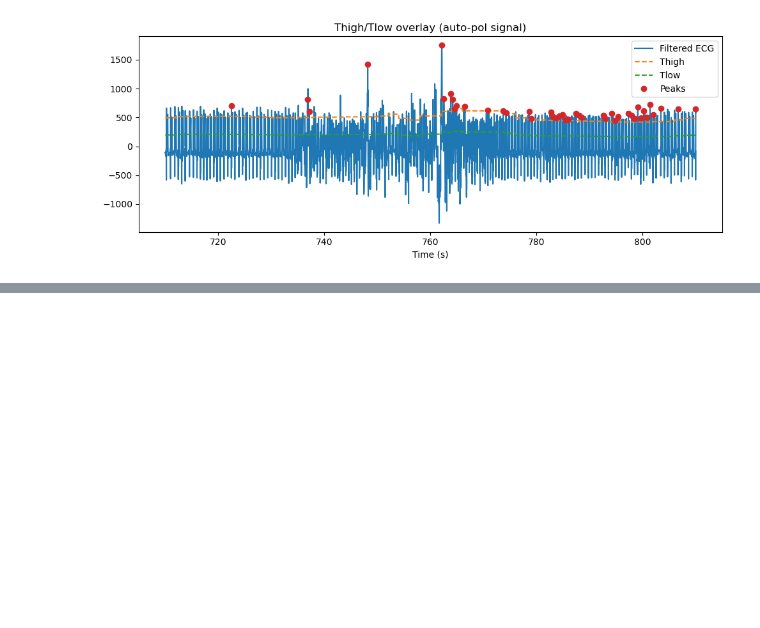
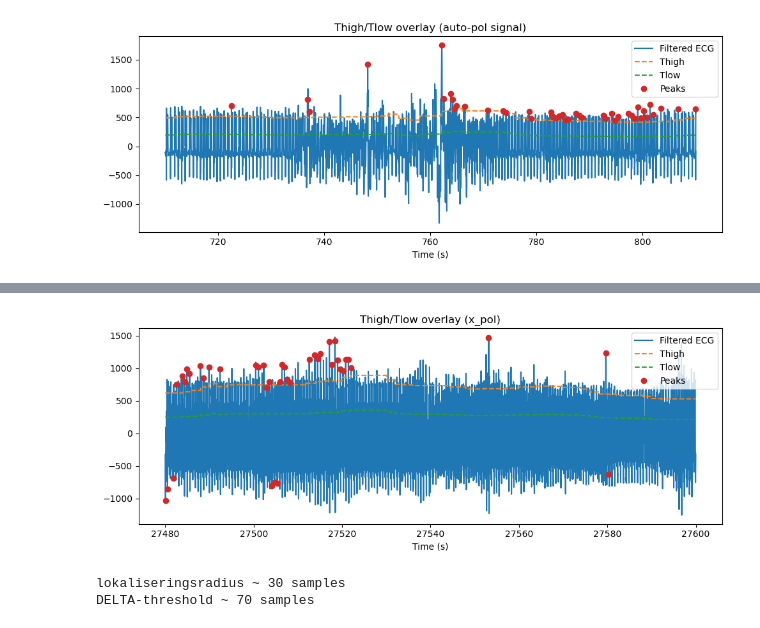
Before and after one commit to AU668208/Epilepsy_MasterThesis, a Jupyter notebook: TestNotebook_LabView-Python1.ipynb, the cells around one changed output, grey strips where cells are left out. Cells and saved outputs as stored; diff of their text form; code cells hidden in the pictures; blank space fills up the shorter version.

```diff
--- a/TestNotebook_LabView-Python1.ipynb
+++ b/TestNotebook_LabView-Python1.ipynb
@@ -175,0 +255,29 @@ print("Saved CSVs:",
+# %%
+# Different filter
+from scipy.signal import butter, filtfilt
+def butter_bandpass_1_32(x, fs, order=4):
+    nyq = fs/2
+    b, a = butter(order, [1.0/nyq, 32.0/nyq], btype="band")
+    return filtfilt(b, a, x)
+
+x_bp = butter_bandpass_1_32(res["ecg_proc"], res["meta"]["fs_used"])
+# 4-sample moving average
+x_bp = np.convolve(x_bp, np.ones(4)/4.0, mode="same")
+# kør detektor på x_bp (med per_window polaritet)
+peaks, x_bp_pol = jp._detect_labview_with_autopol_fallback(x_bp, res["meta"]["fs_used"], auto_polarity="per_window")
+# %%
+# Calculate bandpass, Thigh, Tlow using existing helper
+params = jp.LVParams(fs=fs)
+bp, thigh, tlow = lv_thresholds_for_plot(x_pol, fs, params)
+
+# Plot overlay for the whole signal
+plot_overlay(bp, thigh, tlow, fs, peaks=peaks, start_s=0.0, dur_s=len(x_pol)/fs, t0=t0, title="Thigh/Tlow overlay (x_pol)")
+# %% [output]
+[figure, added]
+# %%
+scale = res["meta"]["fs_used"]/256.0
+print("lokaliseringsradius ~", int(round(15*scale)), "samples")
+print("DELTA-threshold ~", int(round(35*scale)), "samples")
+# %% [output]
+lokaliseringsradius ~ 30 samples
+DELTA-threshold ~ 70 samples
```
Also changed, not shown: parts of 10 cells of this notebook, 29 other files.
